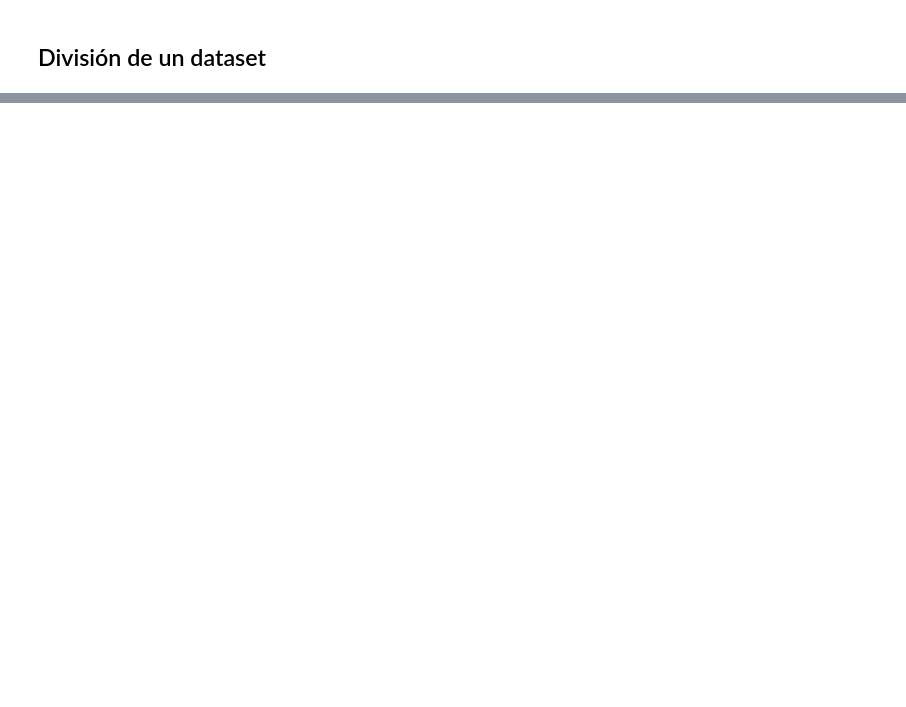
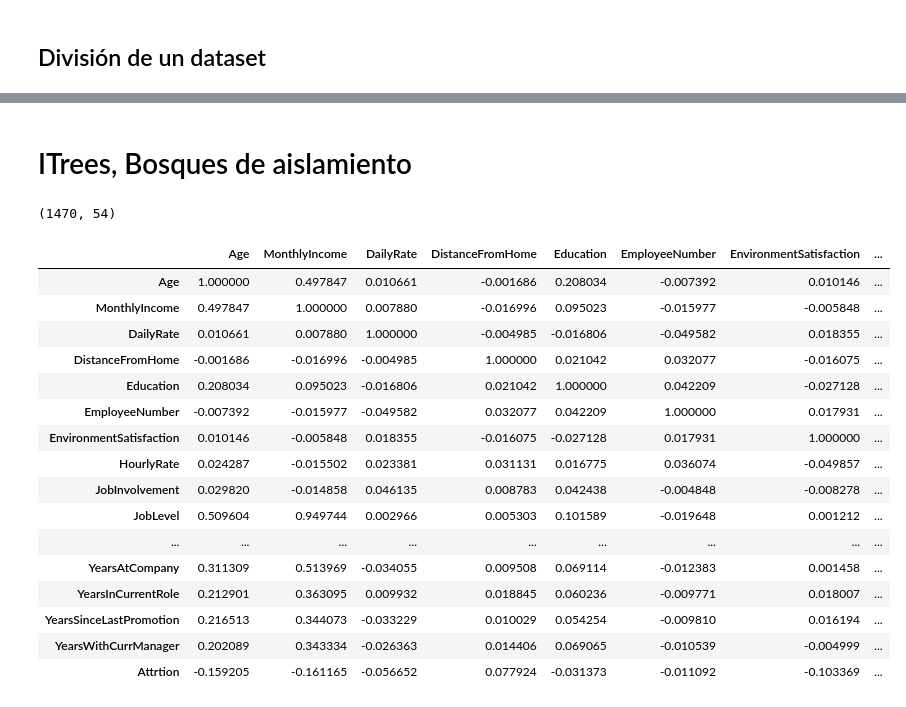
Before and after one commit to Dannyetoo/Diplomado-IA, a Jupyter notebook: Modulo_3/Proyecto_1/Importar_datos.ipynb, the cells around one changed output, grey strips where cells are left out. Drawn from its saved outputs; the diff is of its cells as text; code cells hidden in the pictures; blank space fills up the shorter version.

```diff
--- a/Modulo_3/Proyecto_1/Importar_datos.ipynb
+++ b/Modulo_3/Proyecto_1/Importar_datos.ipynb
@@ -154,0 +529,2 @@ personas_sueldo_bien[personas_sueldo_bien['JobRole'] == 'Research Director'].des
+# %% [markdown]
+# ITrees, Bosques de aislamiento
@@ -154,0 +538,24 @@ personas_sueldo_bien[personas_sueldo_bien['JobRole'] == 'Research Director'].des
+# %%
+df_clean.shape
+# %% [output]
+(1470, 54)
+# %%
+correlaciones
+# %% [output]
+|  | Age | MonthlyIncome | DailyRate | DistanceFromHome | Education | EmployeeNumber | EnvironmentSatisfaction | ... |
+| Age | 1.000000 | 0.497847 | 0.010661 | -0.001686 | 0.208034 | -0.007392 | 0.010146 | ... |
+| MonthlyIncome | 0.497847 | 1.000000 | 0.007880 | -0.016996 | 0.095023 | -0.015977 | -0.005848 | ... |
+| DailyRate | 0.010661 | 0.007880 | 1.000000 | -0.004985 | -0.016806 | -0.049582 | 0.018355 | ... |
+| DistanceFromHome | -0.001686 | -0.016996 | -0.004985 | 1.000000 | 0.021042 | 0.032077 | -0.016075 | ... |
+| Education | 0.208034 | 0.095023 | -0.016806 | 0.021042 | 1.000000 | 0.042209 | -0.027128 | ... |
+| EmployeeNumber | -0.007392 | -0.015977 | -0.049582 | 0.032077 | 0.042209 | 1.000000 | 0.017931 | ... |
+| EnvironmentSatisfaction | 0.010146 | -0.005848 | 0.018355 | -0.016075 | -0.027128 | 0.017931 | 1.000000 | ... |
+| HourlyRate | 0.024287 | -0.015502 | 0.023381 | 0.031131 | 0.016775 | 0.036074 | -0.049857 | ... |
+| JobInvolvement | 0.029820 | -0.014858 | 0.046135 | 0.008783 | 0.042438 | -0.004848 | -0.008278 | ... |
+| JobLevel | 0.509604 | 0.949744 | 0.002966 | 0.005303 | 0.101589 | -0.019648 | 0.001212 | ... |
+| ... | ... | ... | ... | ... | ... | ... | ... | ... |
+| YearsAtCompany | 0.311309 | 0.513969 | -0.034055 | 0.009508 | 0.069114 | -0.012383 | 0.001458 | ... |
+| YearsInCurrentRole | 0.212901 | 0.363095 | 0.009932 | 0.018845 | 0.060236 | -0.009771 | 0.018007 | ... |
+| YearsSinceLastPromotion | 0.216513 | 0.344073 | -0.033229 | 0.010029 | 0.054254 | -0.009810 | 0.016194 | ... |
+| YearsWithCurrManager | 0.202089 | 0.343334 | -0.026363 | 0.014406 | 0.069065 | -0.010539 | -0.004999 | ... |
+| Attrtion | -0.159205 | -0.161165 | -0.056652 | 0.077924 | -0.031373 | -0.011092 | -0.103369 | ... |
```
Also changed, not shown: parts of 51 cells of this notebook, 16 other files.
